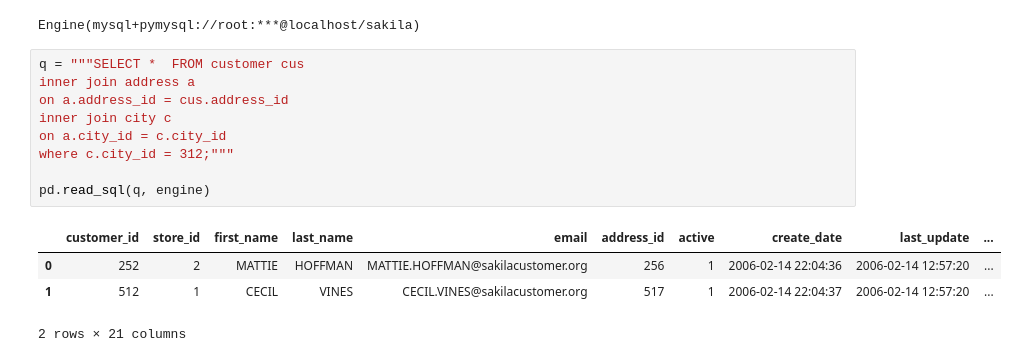
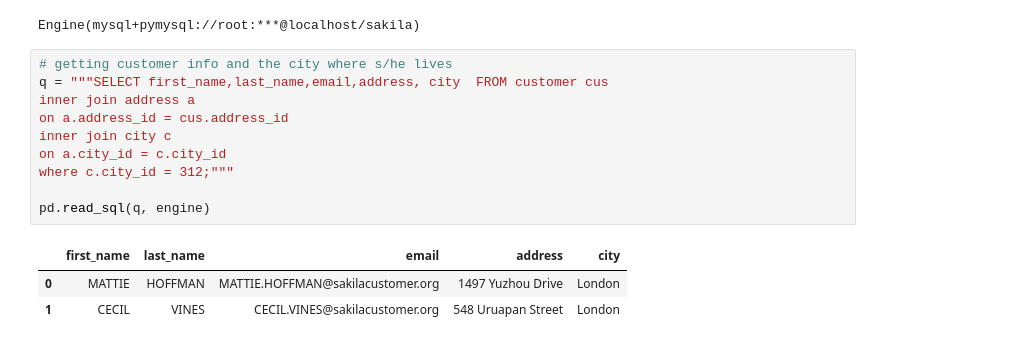
Before and after one commit to Noks06/Sakila-Data, a Jupyter notebook: Sakila.ipynb, the cells around one changed output. Saved outputs shown, nothing was run; the diff lists cells and outputs as text.

```diff
--- a/Sakila.ipynb
+++ b/Sakila.ipynb
@@ -21,17 +35,17 @@ engine
 # %% [output]
 Engine(mysql+pymysql://root:***@localhost/sakila)
 # %%
-q = """SELECT *  FROM customer cus
+# getting customer info and the city where s/he lives
+q = """SELECT first_name,last_name,email,address, city  FROM customer cus
 inner join address a
 on a.address_id = cus.address_id
 inner join city c
 on a.city_id = c.city_id
 where c.city_id = 312;"""
 
 pd.read_sql(q, engine)
 # %% [output]
-|  | customer_id | store_id | first_name | last_name | email | address_id | active | create_date | last_update | ... |
-| 0 | 252 | 2 | MATTIE | HOFFMAN | MATTIE.HOFFMAN@sakilacustomer.org | 256 | 1 | 2006-02-14 22:04:36 | 2006-02-14 12:57:20 | ... |
-| 1 | 512 | 1 | CECIL | VINES | CECIL.VINES@sakilacustomer.org | 517 | 1 | 2006-02-14 22:04:37 | 2006-02-14 12:57:20 | ... |
+|  | first_name | last_name | email | address | city |
+| 0 | MATTIE | HOFFMAN | MATTIE.HOFFMAN@sakilacustomer.org | 1497 Yuzhou Drive | London |
+| 1 | CECIL | VINES | CECIL.VINES@sakilacustomer.org | 548 Uruapan Street | London |
-2 rows × 21 columns
 # %%
```
Also changed, not shown: parts of 9 cells of this notebook.
